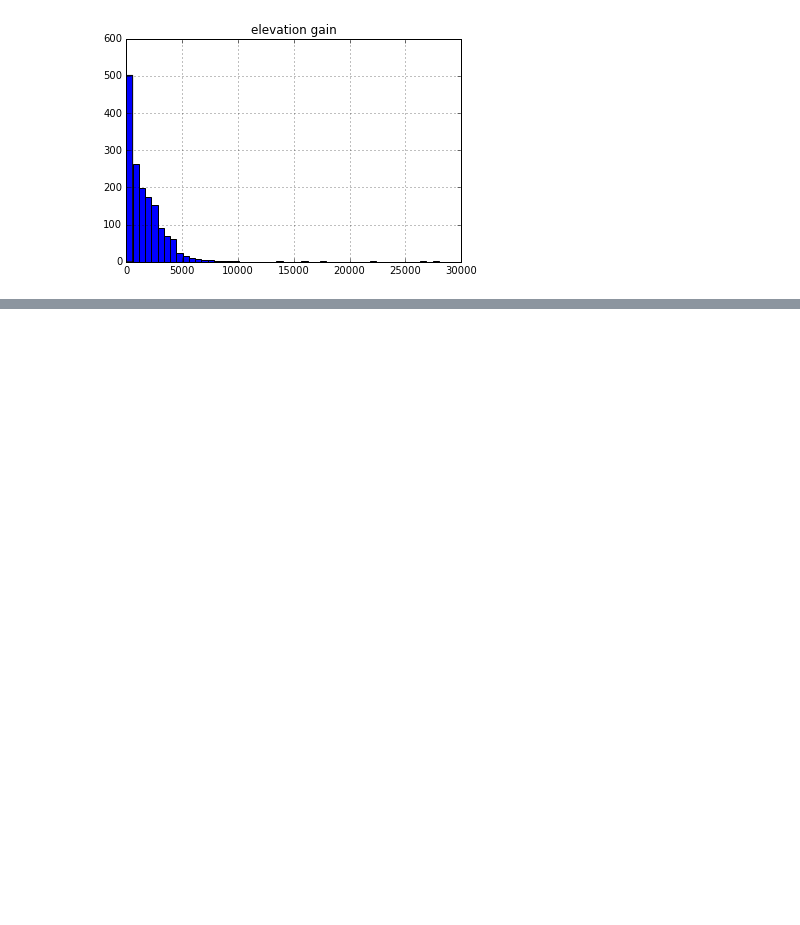
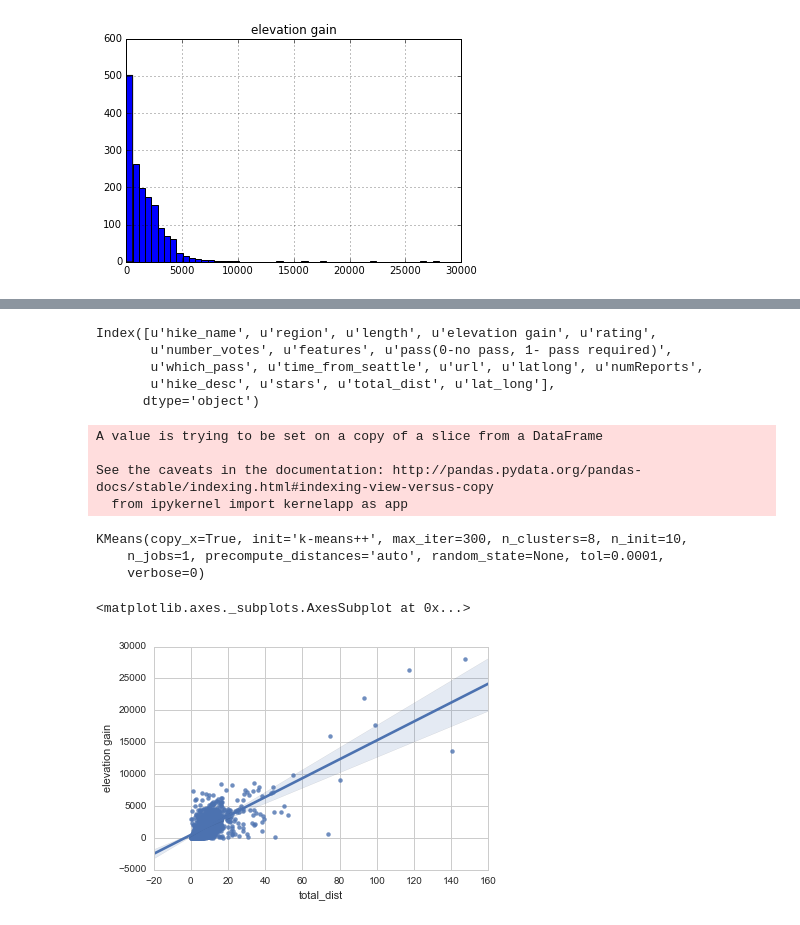
Before and after one commit to Jadetabony/wta_hikes, a Jupyter notebook: EDA.ipynb, the cells around one changed output, grey strips where cells are left out. Cells and saved outputs as stored; diff of their text form; code cells hidden in the pictures; blank space fills up the shorter version.

```diff
--- a/EDA.ipynb
+++ b/EDA.ipynb
@@ -5,6 +6,6 @@ import matplotlib.pyplot as plt
 %matplotlib inline
 # %%
-data = pd.read_csv('washington_hikes_clean.csv')
+data = pd.read_csv('data/washington_hikes_clean.csv')
 # %%
 data.drop(['Unnamed: 0'], axis=1, inplace=True)
 # %%
@@ -63,0 +60,8 @@ data[data['elevation gain']>8000]
+# %%
+data.columns
+# %% [output]
+Index([u'hike_name', u'region', u'length', u'elevation gain', u'rating',
+       u'number_votes', u'features', u'pass(0-no pass, 1- pass required)',
+       u'which_pass', u'time_from_seattle', u'url', u'latlong', u'numReports',
+       u'hike_desc', u'stars', u'total_dist', u'lat_long'],
+      dtype='object')
@@ -63,0 +71,23 @@ data[data['elevation gain']>8000]
+# %%
+X = data[features]
+X.dropna(inplace=True)
+# %% [output]
+A value is trying to be set on a copy of a slice from a DataFrame
+
+See the caveats in the documentation: http://pandas.pydata.org/pandas-docs/stable/indexing.html#indexing-view-versus-copy
+  from ipykernel import kernelapp as app
+# %%
+reduced_data = PCA(n_components=2).fit_transform(X)
+kmeans = KMeans(init='k-means++', n_init=10)
+kmeans.fit(reduced_data)
+# %% [output]
+KMeans(copy_x=True, init='k-means++', max_iter=300, n_clusters=8, n_init=10,
+    n_jobs=1, precompute_distances='auto', random_state=None, tol=0.0001,
+    verbose=0)
+# %%
+sns.set_style("whitegrid")
+# %%
+sns.regplot(data['total_dist'], data['elevation gain'])
+# %% [output]
+<matplotlib.axes._subplots.AxesSubplot at 0x...>
+[figure, added]
```
Also changed, not shown: parts of 16 cells of this notebook, 11 other files.
